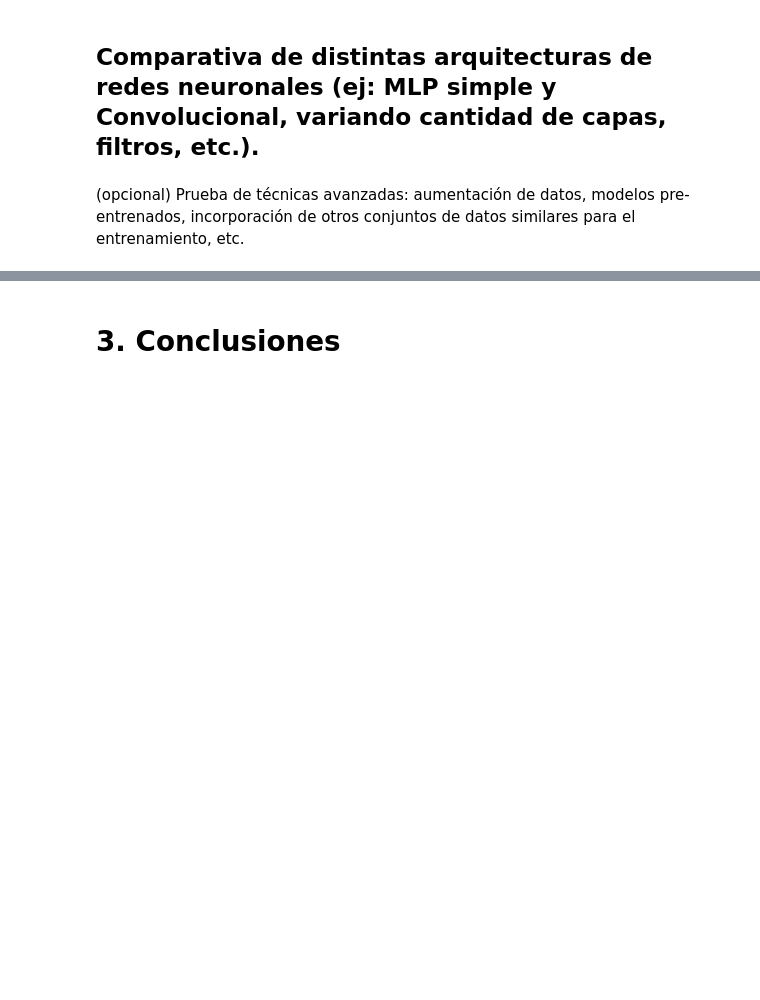
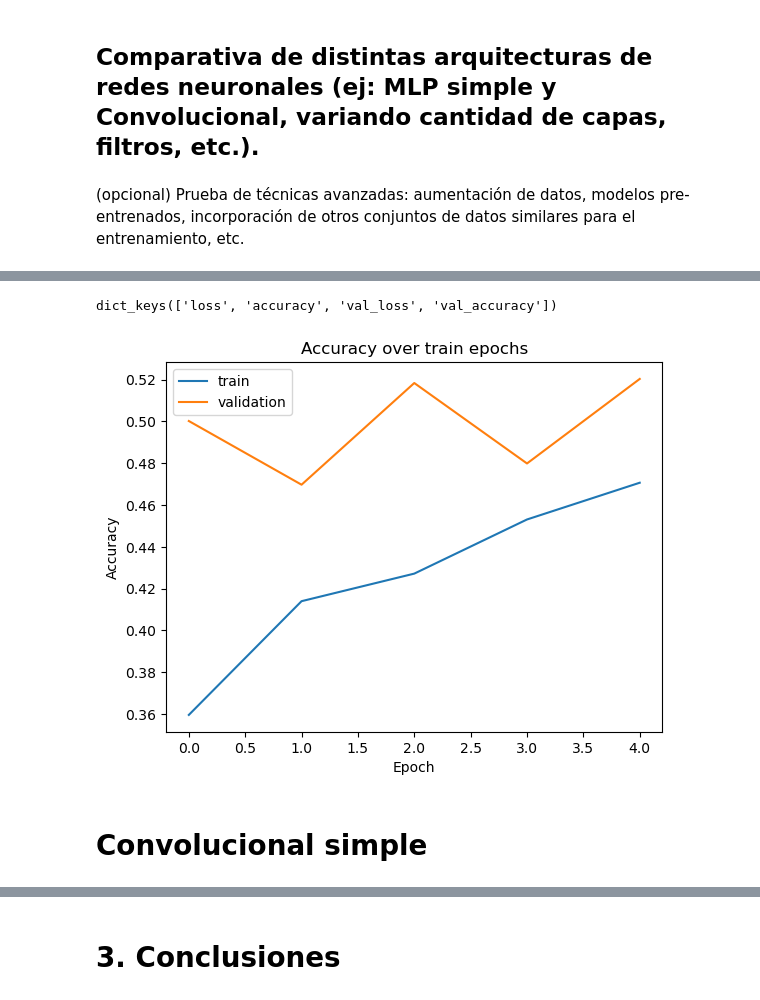
Before and after one commit to juancarignano/tp2_ML, a Jupyter notebook: tp2_places.ipynb, the cells around one changed output, grey strips where cells are left out. Saved outputs shown, nothing was run; the diff lists cells and outputs as text; code cells hidden in the pictures; blank space fills up the shorter version.

```diff
--- a/tp2_places.ipynb
+++ b/tp2_places.ipynb
@@ -159,0 +250,18 @@ plt.show()
+# %%
+# MLP simple
+model = Sequential([
+    Input(input_shape),
+
+    Flatten(),
+
+    Dense(500, activation='tanh'),
+    Dropout(0.25),
+
+    Dense(len(TIPO_IMAGEN), activation='softmax'),
+])
+# %%
+model.compile(
+    optimizer='adam',
+    loss='categorical_crossentropy',  # O cualquier otra función de pérdida adecuada
+    metrics=['accuracy']  # Añadir 'accuracy' aquí
+)
@@ -159,0 +287,6 @@ plt.show()
+# %%
+model_weights_at_epochs = {}
+
+class OurCustomCallback(Callback):
+    def on_epoch_end(self, epoch, logs=None):
+        model_weights_at_epochs[epoch] = self.model.get_weights()
@@ -159,0 +295,7 @@ plt.show()
+# %%
+history = model.fit(
+    train_generator,
+    epochs=5,
+    validation_data=validation_generator,
+    callbacks=[OurCustomCallback()]
+)
@@ -159,0 +331,17 @@ plt.show()
+# %%
+print(history.history.keys())
+# %% [output]
+dict_keys(['loss', 'accuracy', 'val_loss', 'val_accuracy'])
+# %%
+# Graficar la precisión
+plt.plot(history.history['accuracy'], label='train')
+plt.plot(history.history['val_accuracy'], label='validation')
+plt.title('Accuracy over train epochs')
+plt.ylabel('Accuracy')
+plt.xlabel('Epoch')
+plt.legend(loc='upper left')
+plt.show()
+# %% [output]
+[figure, added]
+# %% [markdown]
+# Convolucional simple
```
Also changed, not shown: parts of 21 cells of this notebook.
